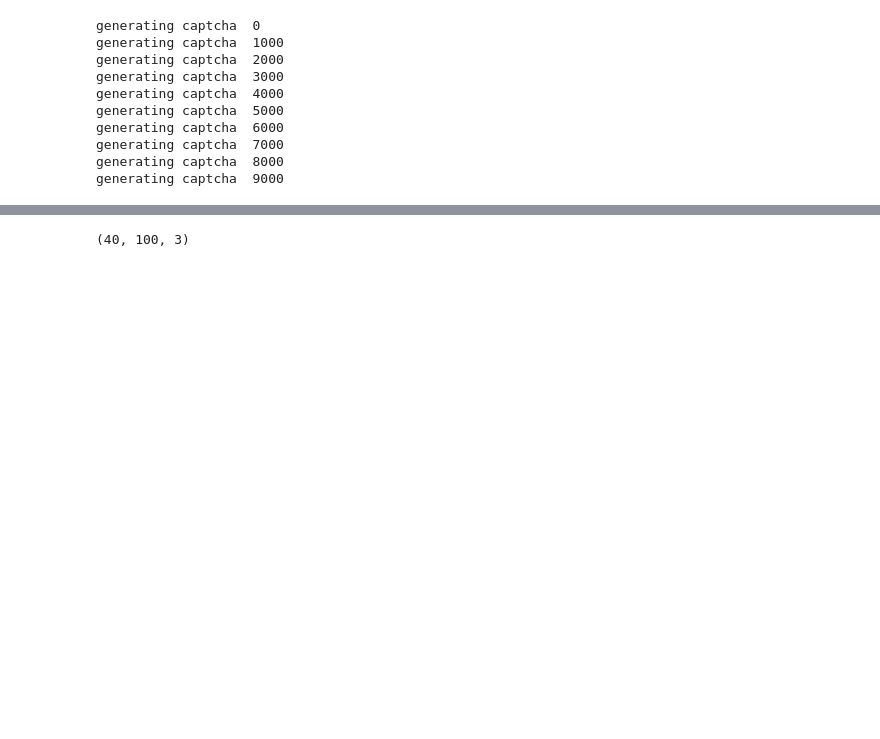
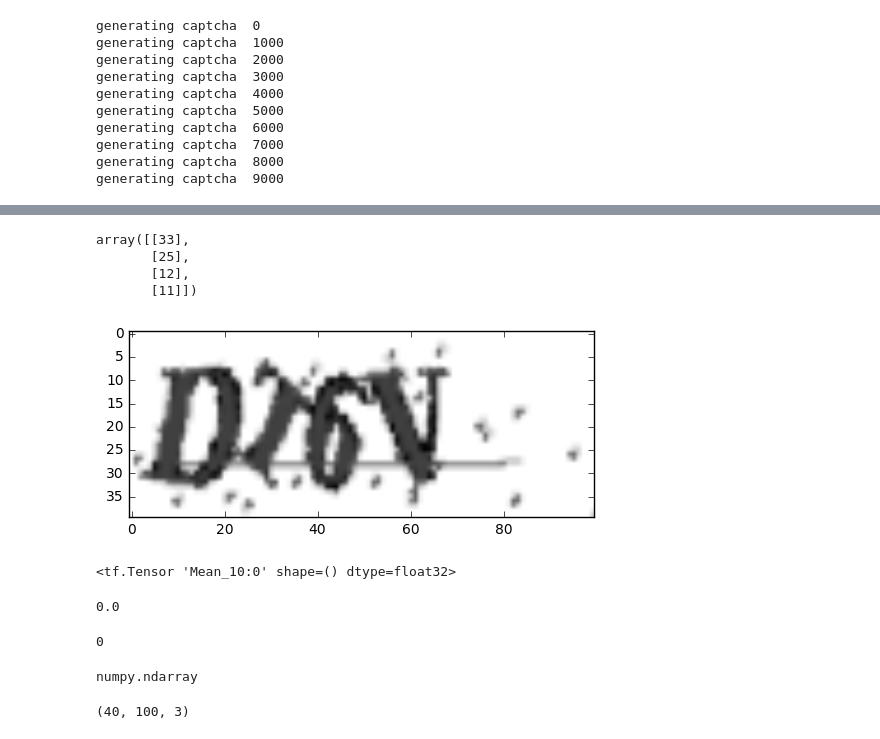
Before and after one commit to yuyang2009/kaggle, a Jupyter notebook: captcha.ipynb, the cells around one changed output, grey strips where cells are left out. Cells and saved outputs as stored; diff of their text form; code cells hidden in the pictures; blank space fills up the shorter version.

Commit message:
conv

```diff
--- a/captcha.ipynb
+++ b/captcha.ipynb
@@ -48,18 +31,20 @@ num_images = 10000
 width_images = 100
 height_images = 40
 num_charmap = 36
-X = np.empty((height_images, width_images , num_images))
-y = np.empty((num_charmap*num_char, num_images))
+num_channel = 1
+X = np.empty((num_images, height_images, width_images))
+y = np.empty((num_images, num_charmap*num_char))
 char_map = string.ascii_uppercase + string.digits
 
+image_generator = ImageCaptcha(fonts=['./font/AntykwaBold.ttf'])
 for i in range(num_images):
     text = ''.join(random.sample(char_map, num_char))
-    img = np.array(image.generate_image(text).resize((width_images, height_images)))
+    img = np.array(image_generator.generate_image(text).resize((width_images, height_images)))
     img_gray = np.mean(img, -1)
-    X[:, :, i] = img_gray
-
+    img_scale = np.multiply(img_gray, 1/255.0)
+    X[i, :, :] = img_scale
     y_index = [ char_map.find(text[_i])+_i*num_charmap for _i in range(num_char)]
-    y[y_index, i] = 1
+    y[i, y_index] = 1
 
     #灰度值求解
     #np.sum(np.array([0.2989, 0.5870, 0.1140]) * img, axis=2)
@@ -117,0 +64,21 @@ img2 = np.concatenate((img.reshape((40, 100, 1)), img.reshape((40, 100, 1))), ax
+# %%
+def generator(X, y, batch_size=100):
+    index_in_epoch = 0
+    while True:
+        start = index_in_epoch
+        index_in_epoch += batch_size
+        if index_in_epoch > num_images:
+            perm = np.arange(num_images)
+            np.random.shuffle(perm)
+            X = X[perm]
+            y = y[perm]
+            start = 0
+            index_in_epoch = batch_size
+            assert batch_size <= num_images
+        end = index_in_epoch
+        yield X[start:end], y[start:end]
+# %%
+import tensorflow as tf
+sess = tf.InteractiveSession()
+x = tf.placeholder(tf.float32, shape=[None, width_images*height_images])
+y_ = tf.placeholder(tf.float32, shape=[None, num_char*num_charmap])
@@ -117,0 +166,32 @@ img2 = np.concatenate((img.reshape((40, 100, 1)), img.reshape((40, 100, 1))), ax
+# %%
+text = ''.join(random.sample(char_map, num_char))
+img = np.array(image_generator.generate_image(text).resize((width_images, height_images)))
+img_gray = np.mean(img, -1)
+plt.imshow(img_gray, cmap='gray')
+img_scale = np.multiply(img_gray, 1/255.0)
+predict = tf.cast([tf.argmax(y_conv[:, 36*i:36*i+35],1) for i in range(num_char)], dtype=tf.int32)
+X_test = img_scale.reshape(1, width_images*height_images)
+predict.eval(feed_dict={x: X_test, keep_prob: 1.0})
+# %% [output]
+array([[33],
+       [25],
+       [12],
+       [11]])
+[figure, added]
+# %%
+cross_entropy_2
+# %% [output]
+<tf.Tensor 'Mean_10:0' shape=() dtype=float32>
+# %%
+y_index = [ char_map.find(text[_i])+_i*num_charmap for _i in range(num_char)]
+y_test = np.zeros((1, 144))
+y_test[0, y_index] = 1
+accuracy.eval(feed_dict={x: X_test, y_: y_test, keep_prob: 1.0})
+# %% [output]
+0.0
+# %%
+elems = (np.array([1, 2, 3]), np.array([-1, 1, -1]))
+alternate = map_fn(lambda x: x[0] * x[1], elems, dtype=tf.int64)
+tf.map_fn()
+# %% [output]
+0
@@ -118,3 +200,7 @@ img2 = np.concatenate((img.reshape((40, 100, 1)), img.reshape((40, 100, 1))), ax
+# %%
+type(y_train)
+# %% [output]
+numpy.ndarray
 # %%
 np.concatenate((img2, img.reshape((40, 100, 1))), axis =2).shape
 # %% [output]
```
Also changed, not shown: parts of 12 cells of this notebook.
